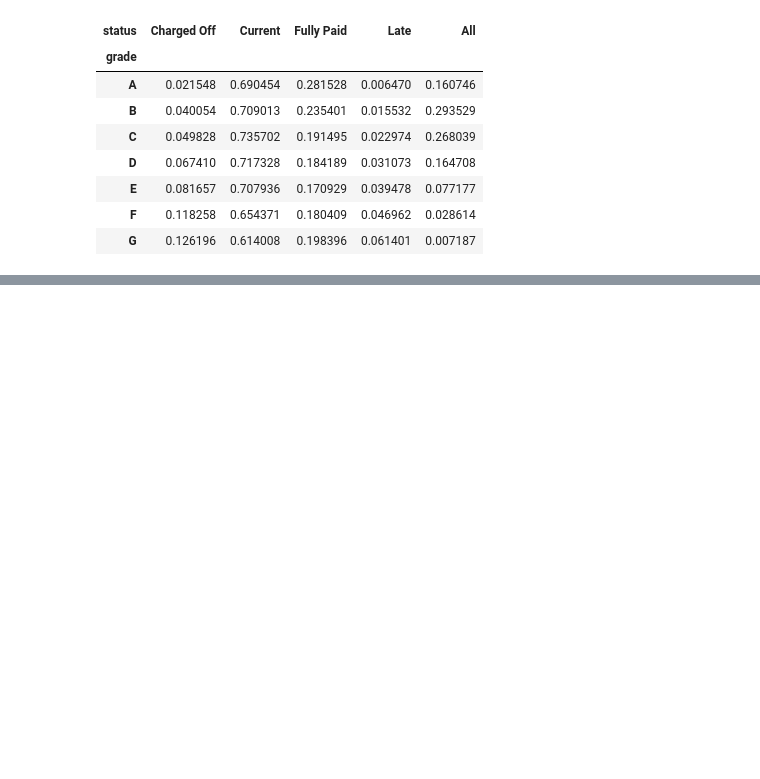
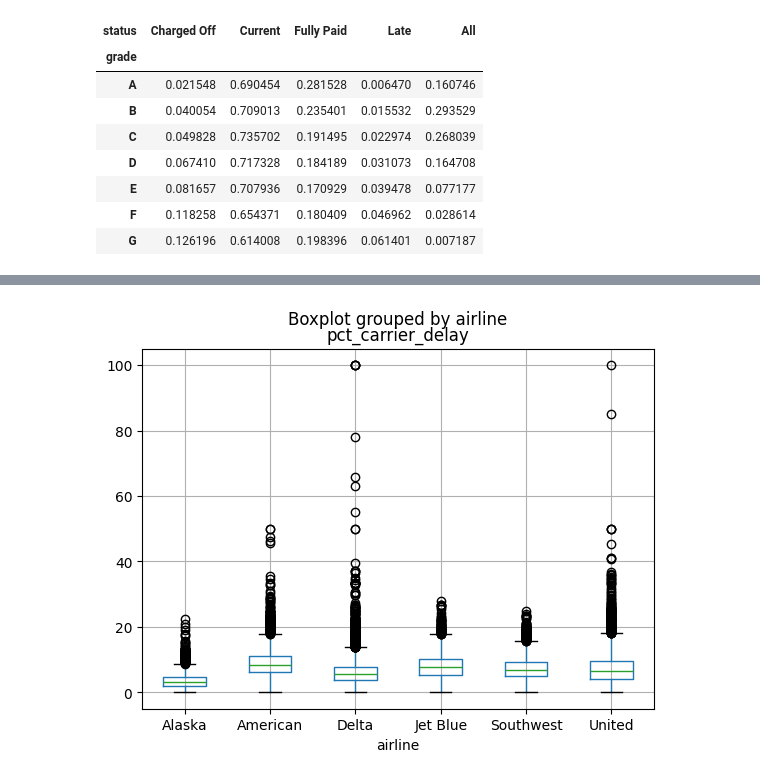
Before and after one commit to dybdeskarphet/databook, a Jupyter notebook: src/06_exploring_two_or_more_variables.ipynb, the cells around one changed output, grey strips where cells are left out. Saved outputs shown, nothing was run; the diff lists cells and outputs as text; code cells hidden in the pictures; blank space fills up the shorter version.

```diff
--- a/src/06_exploring_two_or_more_variables.ipynb
+++ b/src/06_exploring_two_or_more_variables.ipynb
@@ -121,0 +124,3 @@ perc_crosstab
+# %%
+airline_stats = pd.read_csv("./data/airline_stats.csv")
+airline_stats
@@ -121,0 +141,4 @@ perc_crosstab
+# %%
+ax = airline_stats.boxplot(by="airline", column="pct_carrier_delay")
+# %% [output]
+[figure, added]
```
Also changed, not shown: parts of 7 cells of this notebook, 1 other file.
